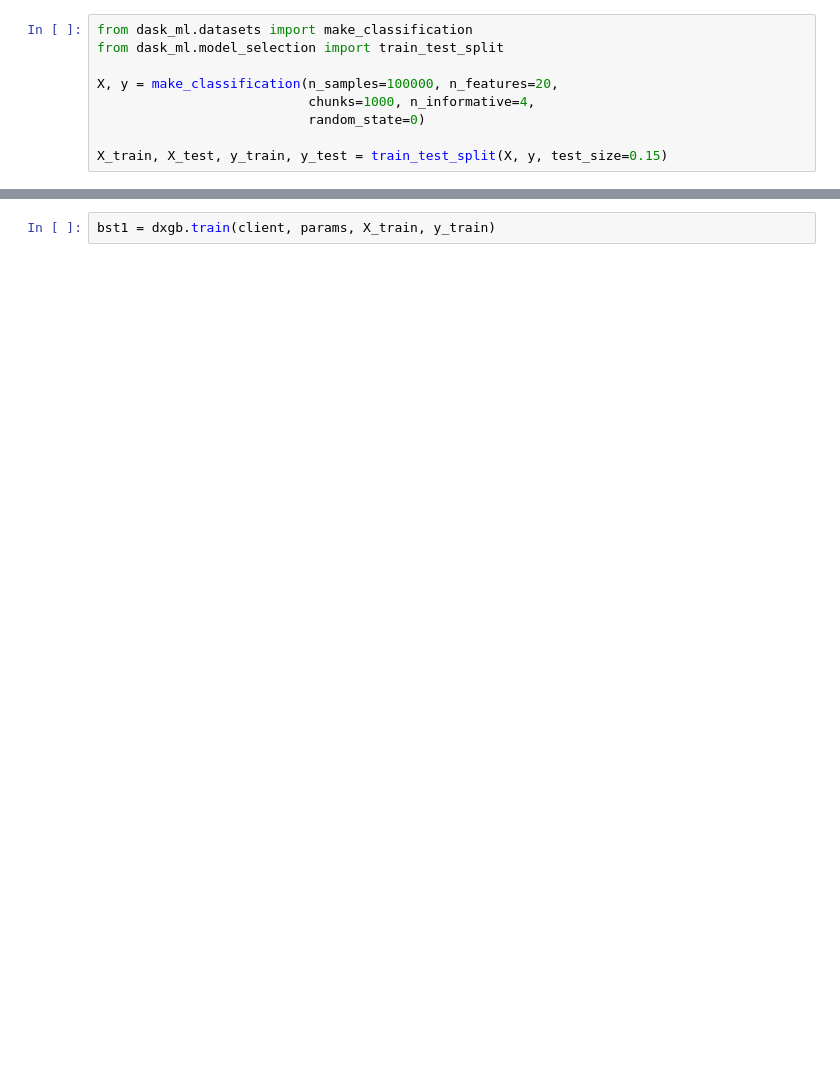
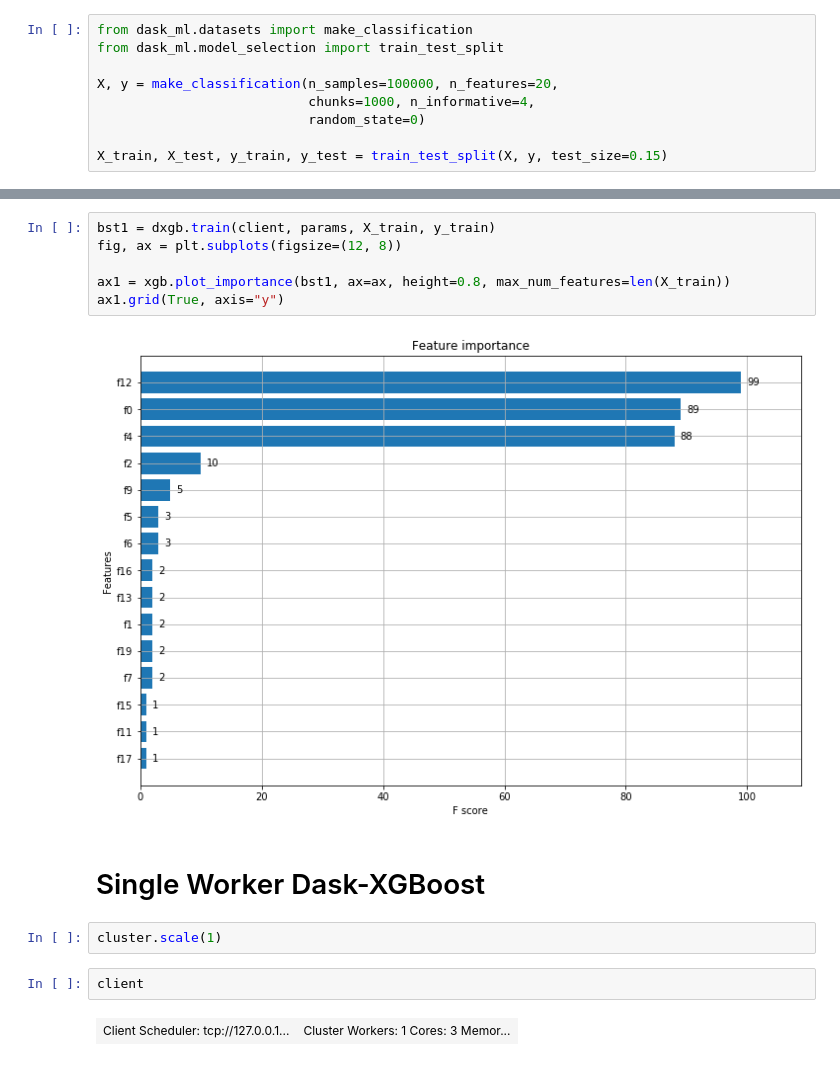
Before and after one commit to kylejn27/dask-xgb-randomstate-bug, a Jupyter notebook: dxgb_random_state_bug.ipynb, the cells around one changed output, grey strips where cells are left out. Saved outputs shown, nothing was run; the diff lists cells and outputs as text; blank space fills up the shorter version.

```diff
--- a/dxgb_random_state_bug.ipynb
+++ b/dxgb_random_state_bug.ipynb
@@ -44,2 +46,16 @@ ax.grid(True, axis="y")
-# %%
-bst1 = dxgb.train(client, params, X_train, y_train)
+# %%
+bst1 = dxgb.train(client, params, X_train, y_train)
+fig, ax = plt.subplots(figsize=(12, 8))
+
+ax1 = xgb.plot_importance(bst1, ax=ax, height=0.8, max_num_features=len(X_train))
+ax1.grid(True, axis="y")
+# %% [output]
+[figure, added]
+# %% [markdown]
+# Single Worker Dask-XGBoost
+# %%
+cluster.scale(1)
+# %%
+client
+# %% [output]
+| Client Scheduler: tcp://127.0.0.1... | Cluster Workers: 1 Cores: 3 Memor... |
```
Also changed, not shown: parts of 15 cells of this notebook.
